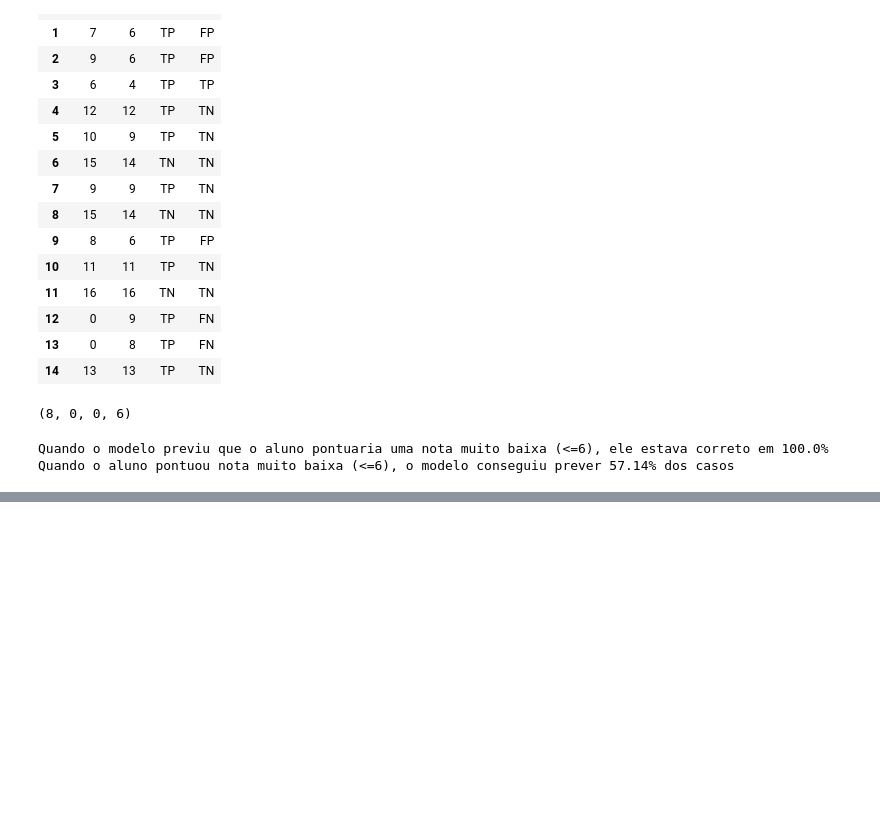
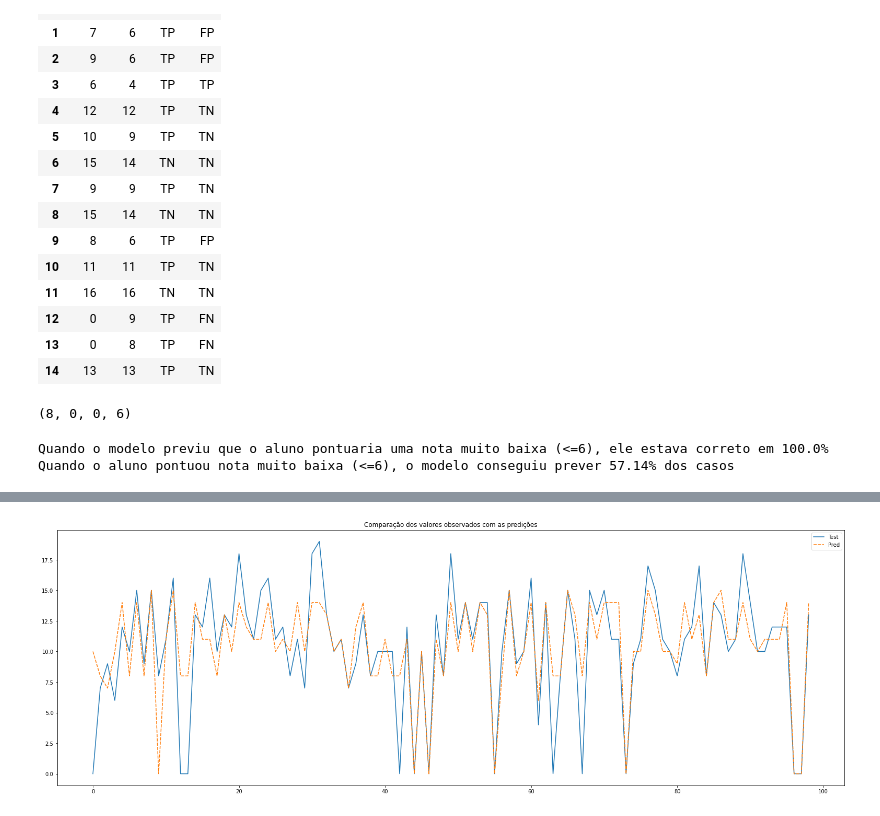
Before and after one commit to Vinicius-Luiz/machine_learning_regression_student_performance, a Jupyter notebook: 05_RESULTADOS.ipynb, the cells around one changed output, grey strips where cells are left out. Cells and saved outputs as stored; diff of their text form; code cells hidden in the pictures; blank space fills up the shorter version.

```diff
--- a/05_RESULTADOS.ipynb
+++ b/05_RESULTADOS.ipynb
@@ -186,0 +195,5 @@ Quando o aluno pontuou nota muito baixa (<=6), o modelo conseguiu prever 57.14%
+# %%
+model   = DecisionTreeRegressor(criterion =  'absolute_error', max_features = 'log2', min_samples_leaf =  5, min_samples_split = 2, splitter = 'best')
+model.fit(X_tree_train, y_train)
+
+y_pred = model.predict(X_tree_test)
@@ -186,0 +212,7 @@ Quando o aluno pontuou nota muito baixa (<=6), o modelo conseguiu prever 57.14%
+# %%
+data = []
+for t, p in zip(y_test.array, y_pred):
+  data.append( (int(t), int(p)) )
+
+df = pd.DataFrame(data, columns = ('Test', 'Pred'))
+df.head()
@@ -186,0 +226,6 @@ Quando o aluno pontuou nota muito baixa (<=6), o modelo conseguiu prever 57.14%
+# %%
+plt.figure(figsize = (27, 9))
+plt.title('Comparação dos valores observados com as predições')
+sns.lineplot(data=df);
+# %% [output]
+[figure, added]
```
Also changed, not shown: parts of 25 cells of this notebook.
